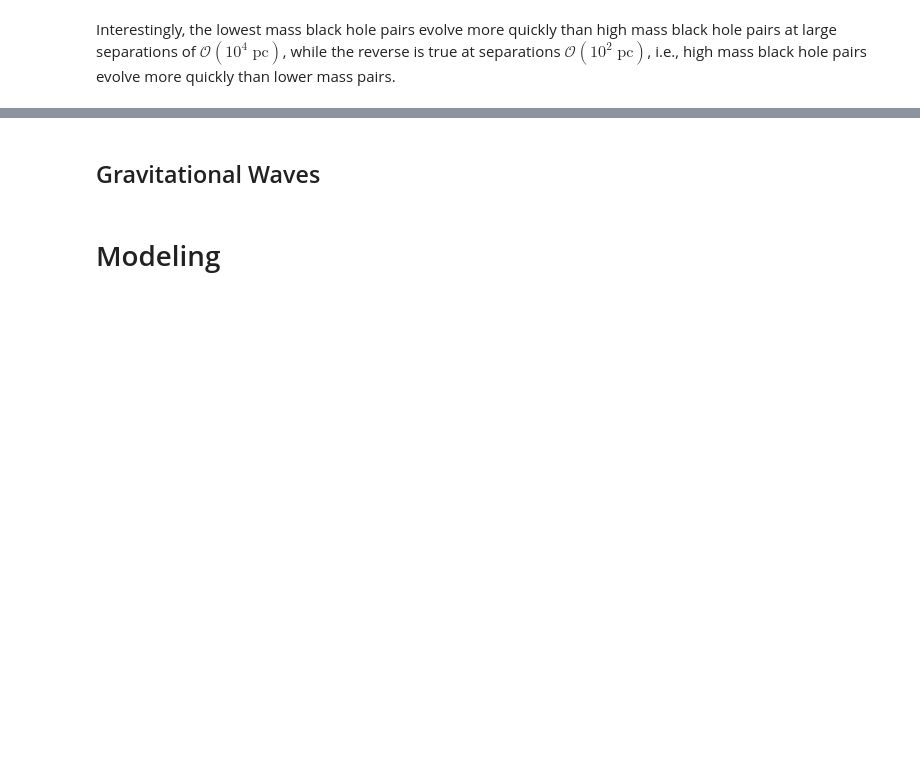
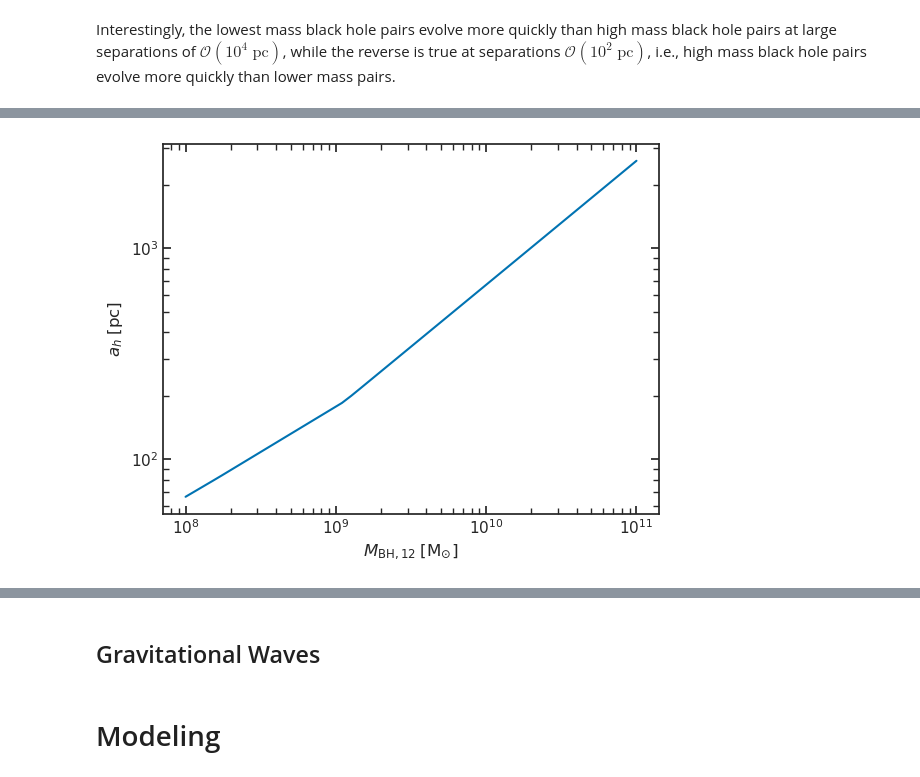
Before and after one commit to jacaseyclyde/oddAGN, a Jupyter notebook: notebooks/3-modeling/3.01-jacc-residence-timescales.ipynb, the cells around one changed output, grey strips where cells are left out. Drawn from its saved outputs; the diff is of its cells as text; code cells hidden in the pictures; blank space fills up the shorter version.

Commit message:
Added binary evolution due to stellar hardening.

```diff
--- a/notebooks/3-modeling/3.01-jacc-residence-timescales.ipynb
+++ b/notebooks/3-modeling/3.01-jacc-residence-timescales.ipynb
@@ -576,0 +597,29 @@ Interestingly, the lowest mass black hole pairs evolve more quickly than high ma
+# %%
+def hard_binary_radius(mbh, mstellar, gamma=1):
+    r0 = scale_radius(mstellar, gamma=gamma)
+    scaled_mass = mstellar / mbh
+
+    a_hard = r0 / (np.power(scaled_mass, 1 / (3 - gamma)) - 1)
+    return a_hard
+# %%
+# plot rate of SMBH separation change
+fig, ax = plt.subplots()
+
+mbh_test = np.logspace(8, 11)
+log10_mbh_test = np.log10(mbh_test)
+log10_mbulge_test = log_mbulge_log_mbh_scaling(log10_mbh_test, alpha=alpha_kh13, beta=beta_kh13)
+log10_mstellar_test = log_mstellar_log_mbulge_scaling(log10_mbulge_test)
+mstellar_test = np.power(10, log10_mstellar_test)
+
+a_hard = hard_binary_radius(mbh_test, mstellar_test, gamma=1)
+
+ax.plot(mbh_test, a_hard)
+
+ax.set_xlabel(r"$M_{\mathrm{BH}, 12} \; [\mathrm{M}_{\odot}]$")
+ax.set_xscale("log")
+ax.set_ylabel(r"$a_{h} \; [\mathrm{pc}]$")
+ax.set_yscale("log")
+
+plt.show()
+# %% [output]
+[figure, added]
```
Also changed, not shown: parts of 13 cells of this notebook, 2 other files.
